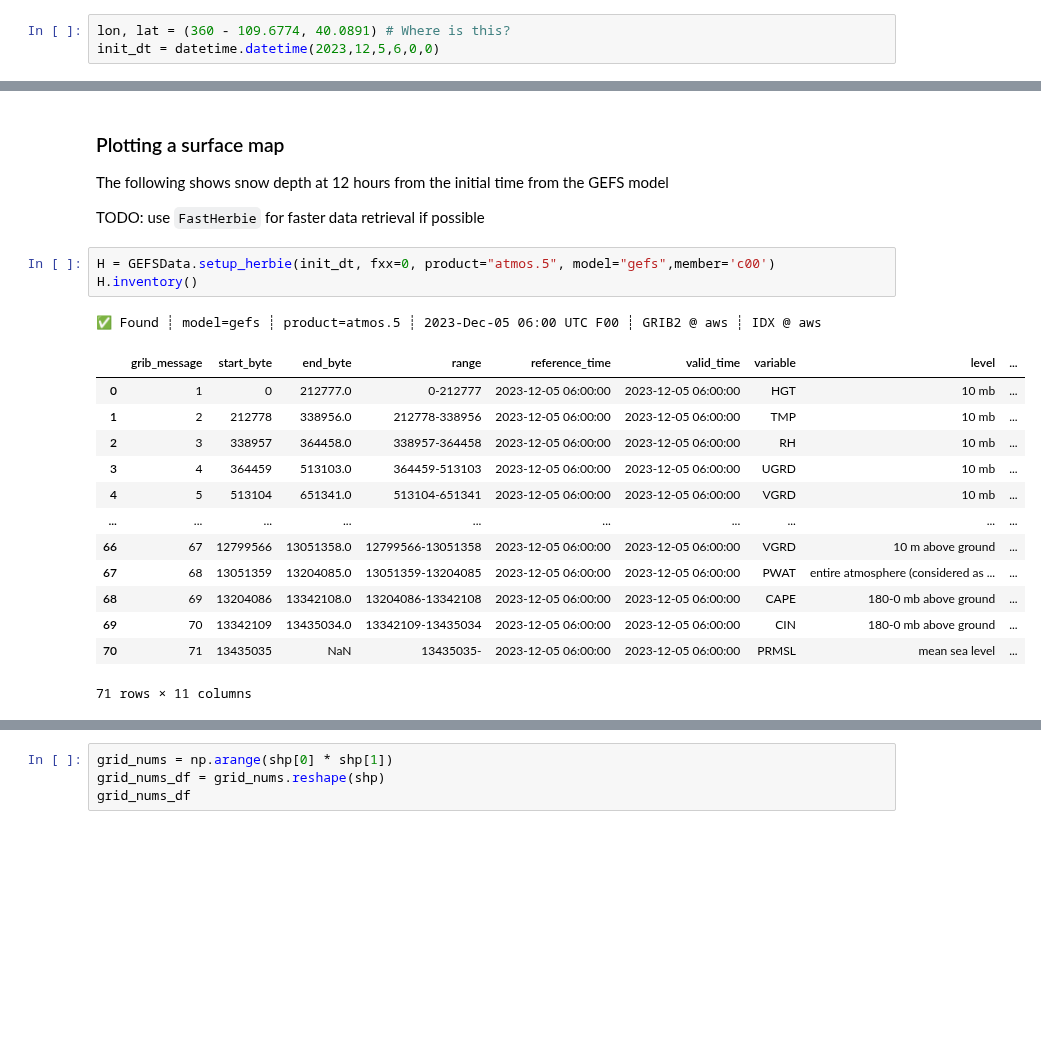
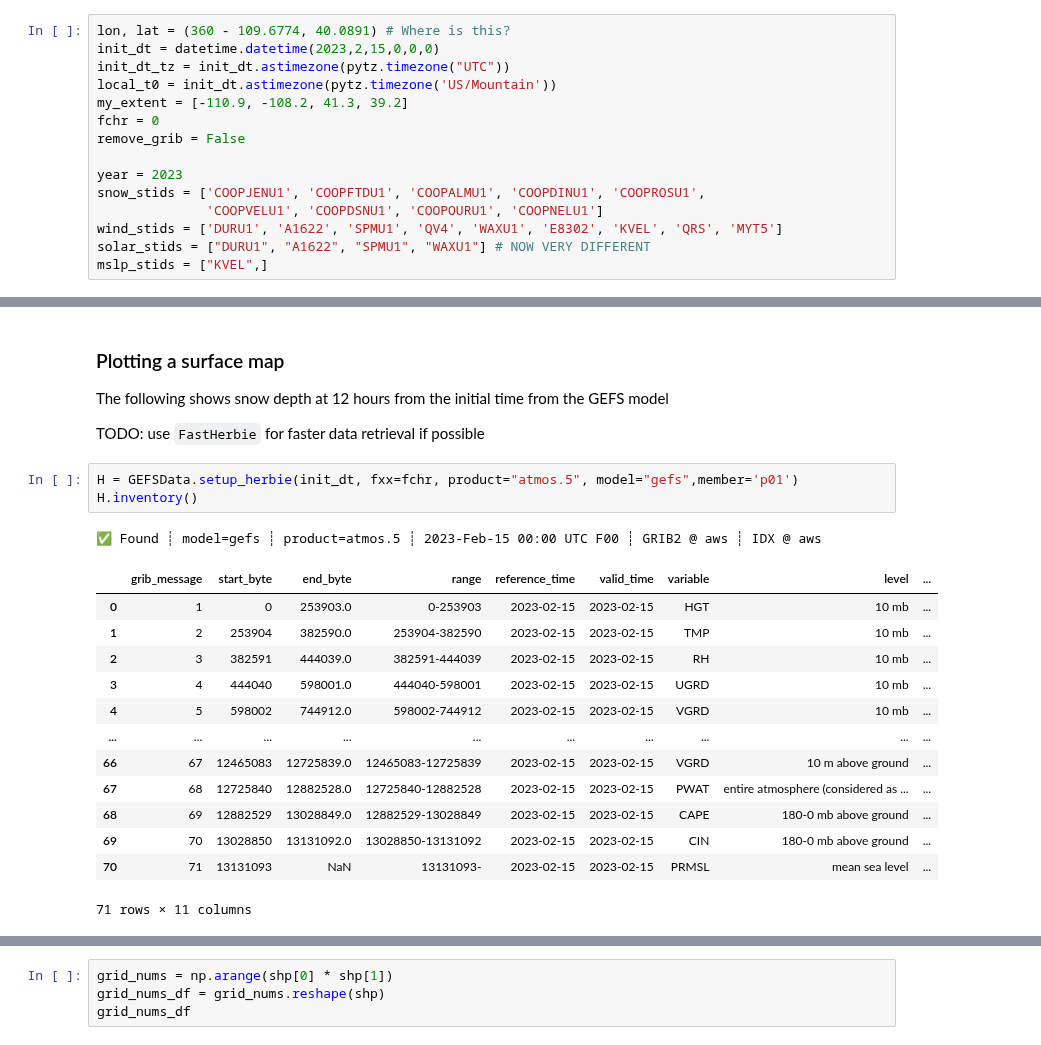
Before and after one commit to Bingham-Research-Center/clyfar, a Jupyter notebook: nwp/gefs_0p5_demo.ipynb, the cells around one changed output, grey strips where cells are left out. Saved outputs shown, nothing was run; the diff lists cells and outputs as text; blank space fills up the shorter version.

```diff
--- a/nwp/gefs_0p5_demo.ipynb
+++ b/nwp/gefs_0p5_demo.ipynb
@@ -22,3 +37,15 @@ from utils.lookups import elevations
 # %%
 lon, lat = (360 - 109.6774, 40.0891) # Where is this?
-init_dt = datetime.datetime(2023,12,5,6,0,0)
+init_dt = datetime.datetime(2023,2,15,0,0,0)
+init_dt_tz = init_dt.astimezone(pytz.timezone("UTC"))
+local_t0 = init_dt.astimezone(pytz.timezone('US/Mountain'))
+my_extent = [-110.9, -108.2, 41.3, 39.2]
+fchr = 0
+remove_grib = False
+
+year = 2023
+snow_stids = ['COOPJENU1', 'COOPFTDU1', 'COOPALMU1', 'COOPDINU1', 'COOPROSU1',
+              'COOPVELU1', 'COOPDSNU1', 'COOPOURU1', 'COOPNELU1']
+wind_stids = ['DURU1', 'A1622', 'SPMU1', 'QV4', 'WAXU1', 'E8302', 'KVEL', 'QRS', 'MYT5']
+solar_stids = ["DURU1", "A1622", "SPMU1", "WAXU1"] # NOW VERY DIFFERENT
+mslp_stids = ["KVEL",]
@@ -28,21 +95,21 @@ The following shows snow depth at 12 hours from the initial time from the GEFS m
 
 TODO: use `FastHerbie` for faster data retrieval if possible
 # %%
-H = GEFSData.setup_herbie(init_dt, fxx=0, product="atmos.5", model="gefs",member='c00')
+H = GEFSData.setup_herbie(init_dt, fxx=fchr, product="atmos.5", model="gefs",member='p01')
 H.inventory()
 # %% [output]
-✅ Found ┊ model=gefs ┊ product=atmos.5 ┊ 2023-Dec-05 06:00 UTC F00 ┊ GRIB2 @ aws ┊ IDX @ aws
+✅ Found ┊ model=gefs ┊ product=atmos.5 ┊ 2023-Feb-15 00:00 UTC F00 ┊ GRIB2 @ aws ┊ IDX @ aws
 |  | grib_message | start_byte | end_byte | range | reference_time | valid_time | variable | level | ... |
-| 0 | 1 | 0 | 212777.0 | 0-212777 | 2023-12-05 06:00:00 | 2023-12-05 06:00:00 | HGT | 10 mb | ... |
-| 1 | 2 | 212778 | 338956.0 | 212778-338956 | 2023-12-05 06:00:00 | 2023-12-05 06:00:00 | TMP | 10 mb | ... |
-| 2 | 3 | 338957 | 364458.0 | 338957-364458 | 2023-12-05 06:00:00 | 2023-12-05 06:00:00 | RH | 10 mb | ... |
-| 3 | 4 | 364459 | 513103.0 | 364459-513103 | 2023-12-05 06:00:00 | 2023-12-05 06:00:00 | UGRD | 10 mb | ... |
-| 4 | 5 | 513104 | 651341.0 | 513104-651341 | 2023-12-05 06:00:00 | 2023-12-05 06:00:00 | VGRD | 10 mb | ... |
+| 0 | 1 | 0 | 253903.0 | 0-253903 | 2023-02-15 | 2023-02-15 | HGT | 10 mb | ... |
+| 1 | 2 | 253904 | 382590.0 | 253904-382590 | 2023-02-15 | 2023-02-15 | TMP | 10 mb | ... |
+| 2 | 3 | 382591 | 444039.0 | 382591-444039 | 2023-02-15 | 2023-02-15 | RH | 10 mb | ... |
+| 3 | 4 | 444040 | 598001.0 | 444040-598001 | 2023-02-15 | 2023-02-15 | UGRD | 10 mb | ... |
+| 4 | 5 | 598002 | 744912.0 | 598002-744912 | 2023-02-15 | 2023-02-15 | VGRD | 10 mb | ... |
 | ... | ... | ... | ... | ... | ... | ... | ... | ... | ... |
-| 66 | 67 | 12799566 | 13051358.0 | 12799566-13051358 | 2023-12-05 06:00:00 | 2023-12-05 06:00:00 | VGRD | 10 m above ground | ... |
-| 67 | 68 | 13051359 | 13204085.0 | 13051359-13204085 | 2023-12-05 06:00:00 | 2023-12-05 06:00:00 | PWAT | entire atmosphere (considered as ... | ... |
-| 68 | 69 | 13204086 | 13342108.0 | 13204086-13342108 | 2023-12-05 06:00:00 | 2023-12-05 06:00:00 | CAPE | 180-0 mb above ground | ... |
-| 69 | 70 | 13342109 | 13435034.0 | 13342109-13435034 | 2023-12-05 06:00:00 | 2023-12-05 06:00:00 | CIN | 180-0 mb above ground | ... |
-| 70 | 71 | 13435035 | NaN | 13435035- | 2023-12-05 06:00:00 | 2023-12-05 06:00:00 | PRMSL | mean sea level | ... |
+| 66 | 67 | 12465083 | 12725839.0 | 12465083-12725839 | 2023-02-15 | 2023-02-15 | VGRD | 10 m above ground | ... |
+| 67 | 68 | 12725840 | 12882528.0 | 12725840-12882528 | 2023-02-15 | 2023-02-15 | PWAT | entire atmosphere (considered as ... | ... |
+| 68 | 69 | 12882529 | 13028849.0 | 12882529-13028849 | 2023-02-15 | 2023-02-15 | CAPE | 180-0 mb above ground | ... |
+| 69 | 70 | 13028850 | 13131092.0 | 13028850-13131092 | 2023-02-15 | 2023-02-15 | CIN | 180-0 mb above ground | ... |
+| 70 | 71 | 13131093 | NaN | 13131093- | 2023-02-15 | 2023-02-15 | PRMSL | mean sea level | ... |
 71 rows × 11 columns
 # %%
```
Also changed, not shown: parts of 22 cells of this notebook, 26 other files.
